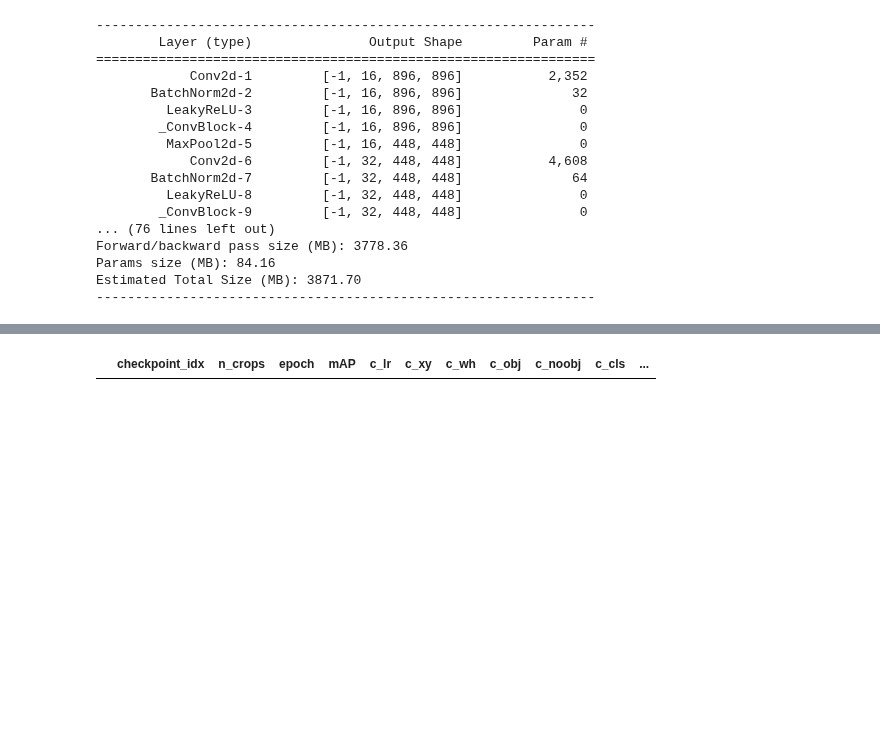
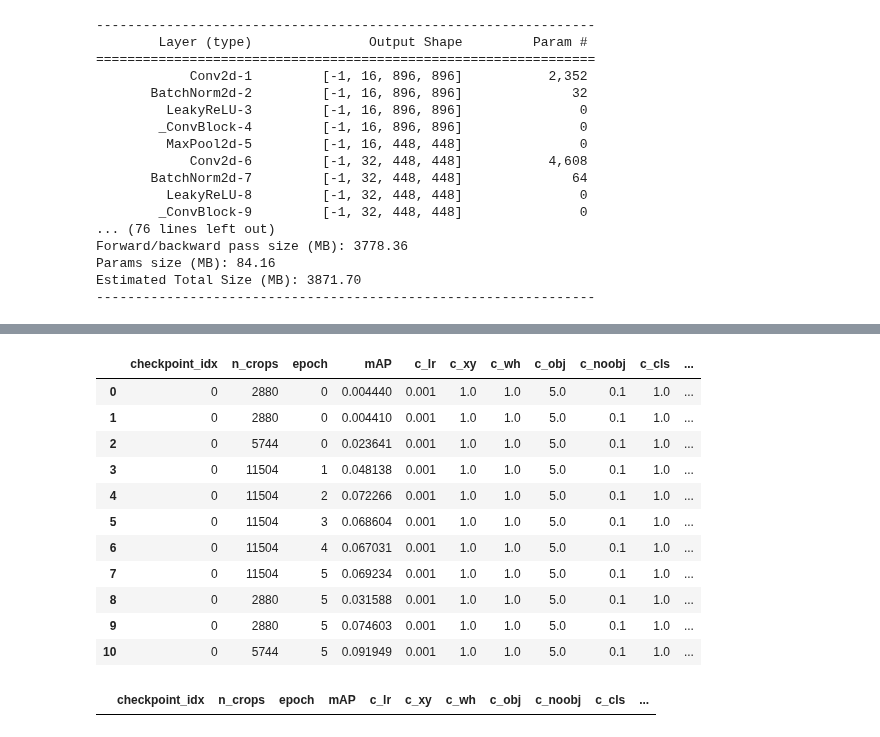
Before and after one commit to fusiongodo/yolo-score, a Jupyter notebook: profiling.ipynb, the cells around one changed output, grey strips where cells are left out. Drawn from its saved outputs; the diff is of its cells as text; code cells hidden in the pictures; blank space fills up the shorter version.

```diff
--- a/profiling.ipynb
+++ b/profiling.ipynb
@@ -200,3 +203,31 @@ print_data[records]:
+# %%
+import ModelSeries as ms
+import config as c
+from IPython import display
+from importlib import reload
+from IPython.display import display, HTML
+import util
+
+reload(util)
+reload(ms)
+reload(c)
+
+series = ms.ModelSeries(name = "train_with_lr1e-3", mode = "profiling")
+
+display(HTML(series.records.to_html()))
+# %% [output]
+|  | checkpoint_idx | n_crops | epoch | mAP | c_lr | c_xy | c_wh | c_obj | c_noobj | c_cls | ... |
+| 0 | 0 | 2880 | 0 | 0.004440 | 0.001 | 1.0 | 1.0 | 5.0 | 0.1 | 1.0 | ... |
+| 1 | 0 | 2880 | 0 | 0.004410 | 0.001 | 1.0 | 1.0 | 5.0 | 0.1 | 1.0 | ... |
+| 2 | 0 | 5744 | 0 | 0.023641 | 0.001 | 1.0 | 1.0 | 5.0 | 0.1 | 1.0 | ... |
+| 3 | 0 | 11504 | 1 | 0.048138 | 0.001 | 1.0 | 1.0 | 5.0 | 0.1 | 1.0 | ... |
+| 4 | 0 | 11504 | 2 | 0.072266 | 0.001 | 1.0 | 1.0 | 5.0 | 0.1 | 1.0 | ... |
+| 5 | 0 | 11504 | 3 | 0.068604 | 0.001 | 1.0 | 1.0 | 5.0 | 0.1 | 1.0 | ... |
+| 6 | 0 | 11504 | 4 | 0.067031 | 0.001 | 1.0 | 1.0 | 5.0 | 0.1 | 1.0 | ... |
+| 7 | 0 | 11504 | 5 | 0.069234 | 0.001 | 1.0 | 1.0 | 5.0 | 0.1 | 1.0 | ... |
+| 8 | 0 | 2880 | 5 | 0.031588 | 0.001 | 1.0 | 1.0 | 5.0 | 0.1 | 1.0 | ... |
+| 9 | 0 | 2880 | 5 | 0.074603 | 0.001 | 1.0 | 1.0 | 5.0 | 0.1 | 1.0 | ... |
+| 10 | 0 | 5744 | 5 | 0.091949 | 0.001 | 1.0 | 1.0 | 5.0 | 0.1 | 1.0 | ... |
 # %%
 display(HTML(series.records.head().to_html()))
 # %% [output]
```
Also changed, not shown: parts of 1 cell of this notebook, 8 other files.
